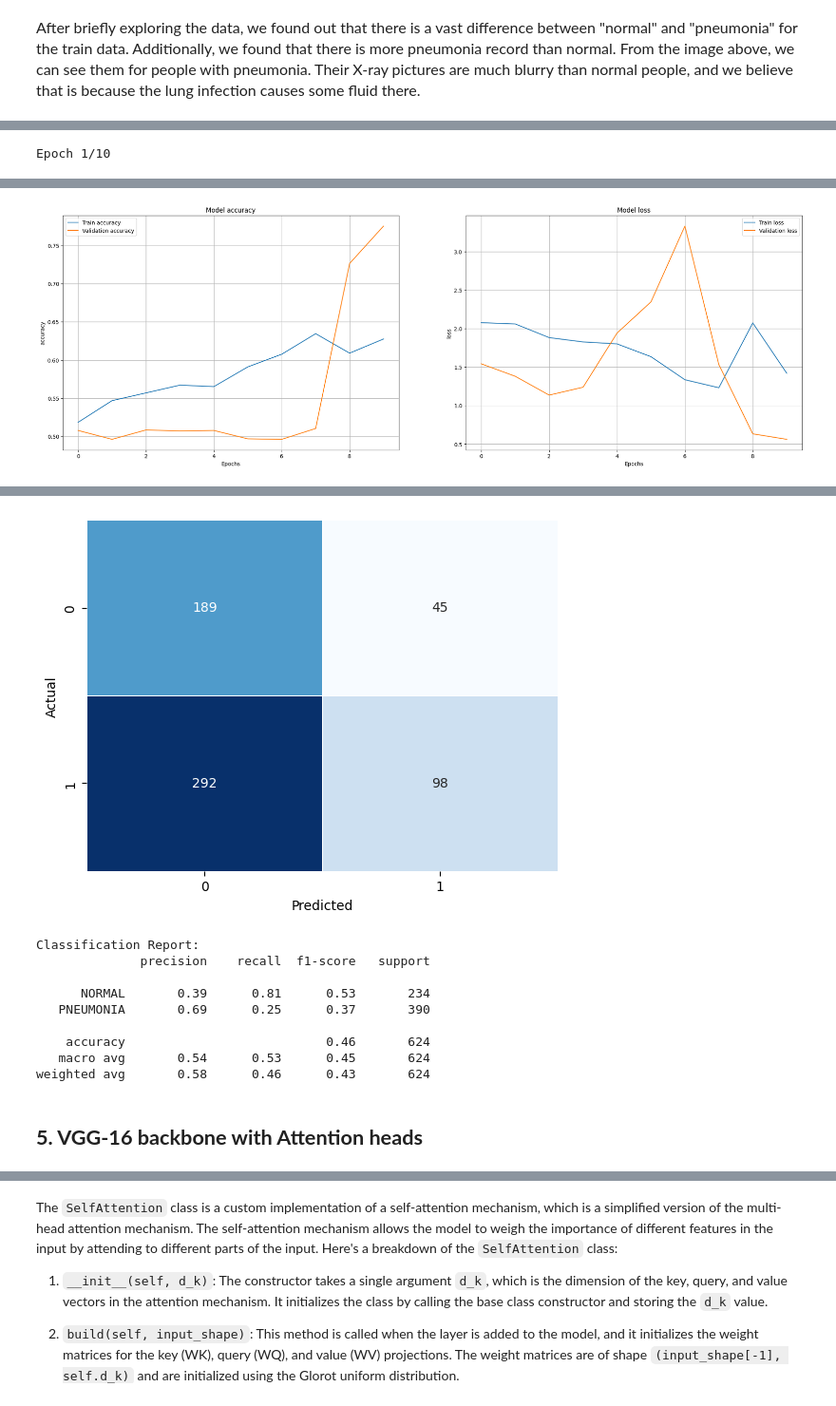
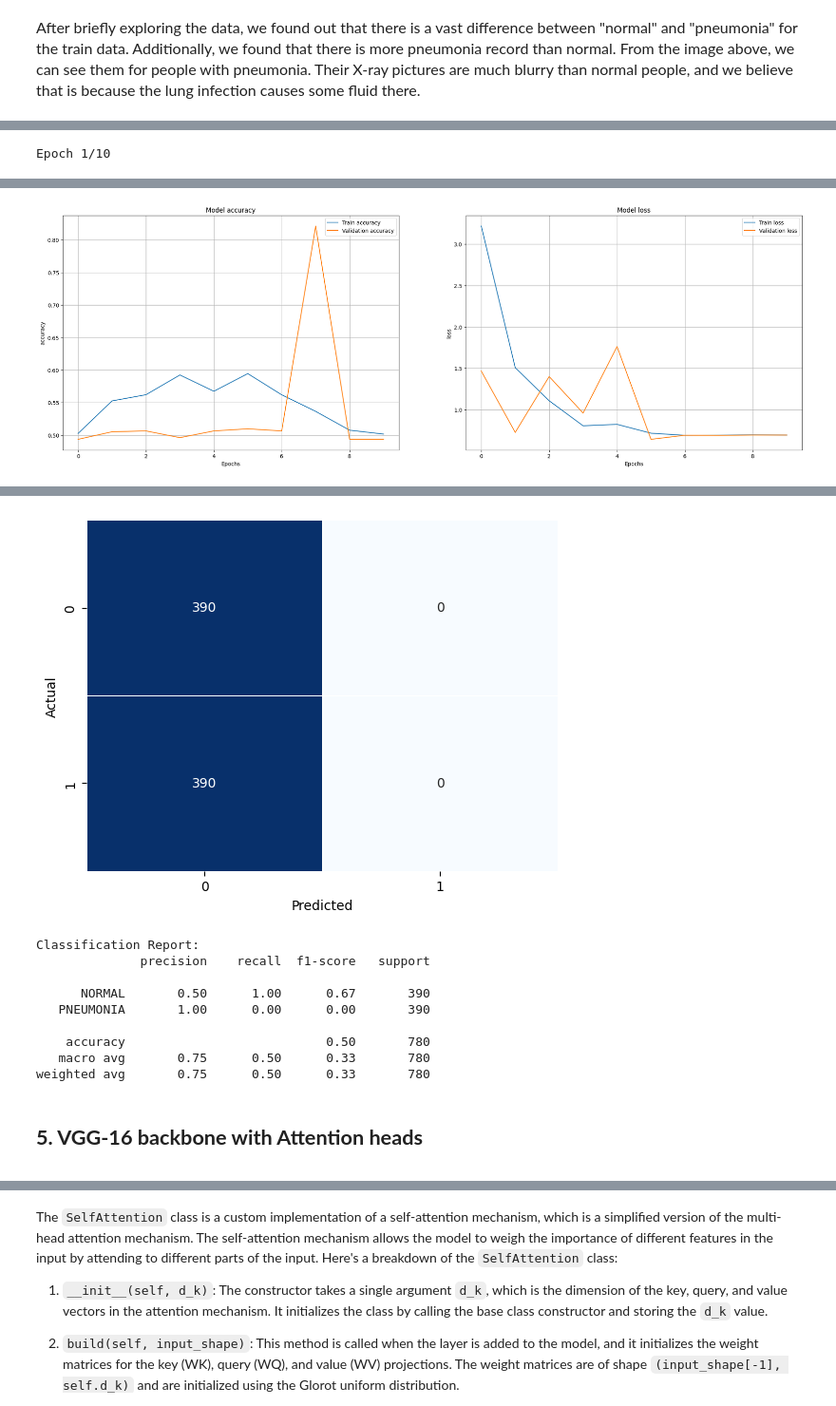
Before and after one commit to SikYinSun/COVID-19-Detection, a Jupyter notebook: COVID19_detection.ipynb, the cells around one changed output, grey strips where cells are left out. Shown at 95% size. Saved outputs shown, nothing was run; the diff lists cells and outputs as text; code cells hidden in the pictures.

```diff
--- a/COVID19_detection.ipynb
+++ b/COVID19_detection.ipynb
@@ -203,2 +258,0 @@ val_data = create_dataset(X_val, y_val, batch_size=16)
-# %%
-test_dataset = test_data.map(lambda x, y: (x / 255.0, y)).batch(16).prefetch(tf.data.experimental.AUTOTUNE)
@@ -209,3 +259,6 @@ Lambda fuctions will be no more assumed to be used in the statement where they a
+# %%
+X_test, y_test = get_balanced_train_data(test_dir, class_label, img_height, img_width)
+test_data = create_dataset(X_test, y_test, batch_size=16)
 # %% [markdown]
 <font size=3>After briefly exploring the data, we found out that there is a vast difference between "normal" and "pneumonia" for the train data. Additionally, we found that there is more pneumonia record than normal. From the image above, we can see them for people with pneumonia. Their X-ray pictures are much blurry than normal people, and we believe that is because the lung infection causes some fluid there.</font>
 # %%
@@ -388,7 +463,8 @@ for layer in eff_v2.layers:
     layer.trainable = False
 
 x = Flatten()(eff_v2.output)
+x = Dense(256, activation='relu')(x)
 x = Dense(1, activation="sigmoid")(x)
 
 eff_v2 = Model(inputs=eff_v2.input, outputs=x)
-eff_v2.compile(loss="binary_crossentropy", optimizer='adam', metrics=["accuracy"])# binary cross entropy loss function is used for binary classification
+eff_v2.compile(loss="binary_crossentropy", optimizer='adam', metrics=["accuracy"])
@@ -398,5 +471,5 @@ Downloading data from https://storage.googleapis.com/tensorflow/keras-applicatio
 # %%
 # history_eff_v2 = eff_v2.fit(train_data, epochs=20,validation_data = val_data)
-evaluate_model(model=eff_v2, train_dataset=train_data, val_dataset=val_data, test_dataset=test_data, epochs=10, class_names=class_label)
+evaluate_model(model=eff_v2, train_dataset=train_data, val_dataset=val_data, test_dataset=test_data, epochs=10)
 # %% [output]
 Epoch 1/10
@@ -421 +494 @@ ________________________________________________________________________________
-[figure, old version]
+[figure, new version]
@@ -426,16 +499,17 @@ Test accuracy: 0.4086538553237915
 
 Confusion Matrix:
-[figure, old version]
+[figure, new version]
 Classification Report:
               precision    recall  f1-score   support
 
-      NORMAL       0.39      0.81      0.53       234
-   PNEUMONIA       0.69      0.25      0.37       390
+      NORMAL       0.50      1.00      0.67       390
+   PNEUMONIA       1.00      0.00      0.00       390
 
-    accuracy                           0.46       624
-   macro avg       0.54      0.53      0.45       624
-weighted avg       0.58      0.46      0.43       624
+    accuracy                           0.50       780
+   macro avg       0.75      0.50      0.33       780
+weighted avg       0.75      0.50      0.33       780
 # %% [markdown]
 ## <b> 5. VGG-16 backbone with Attention heads </b>
+<a id='att'></a>
 # %% [markdown]
 ### 5.1 Self-Attention
```
Also changed, not shown: parts of 40 cells of this notebook.
